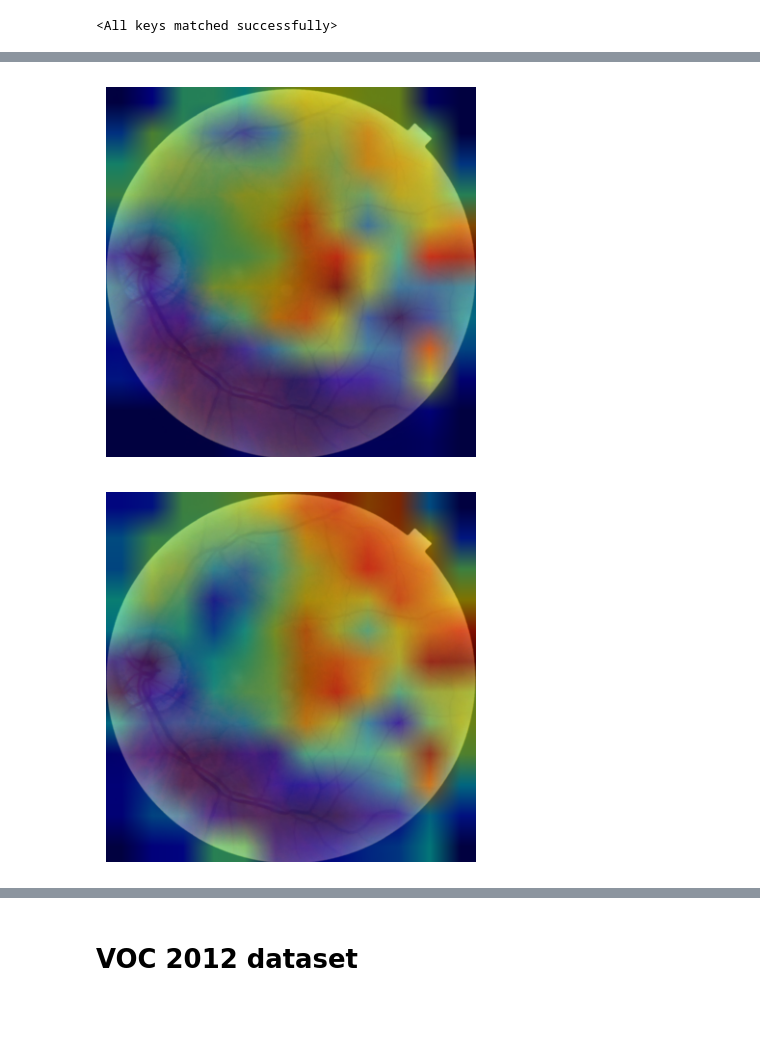
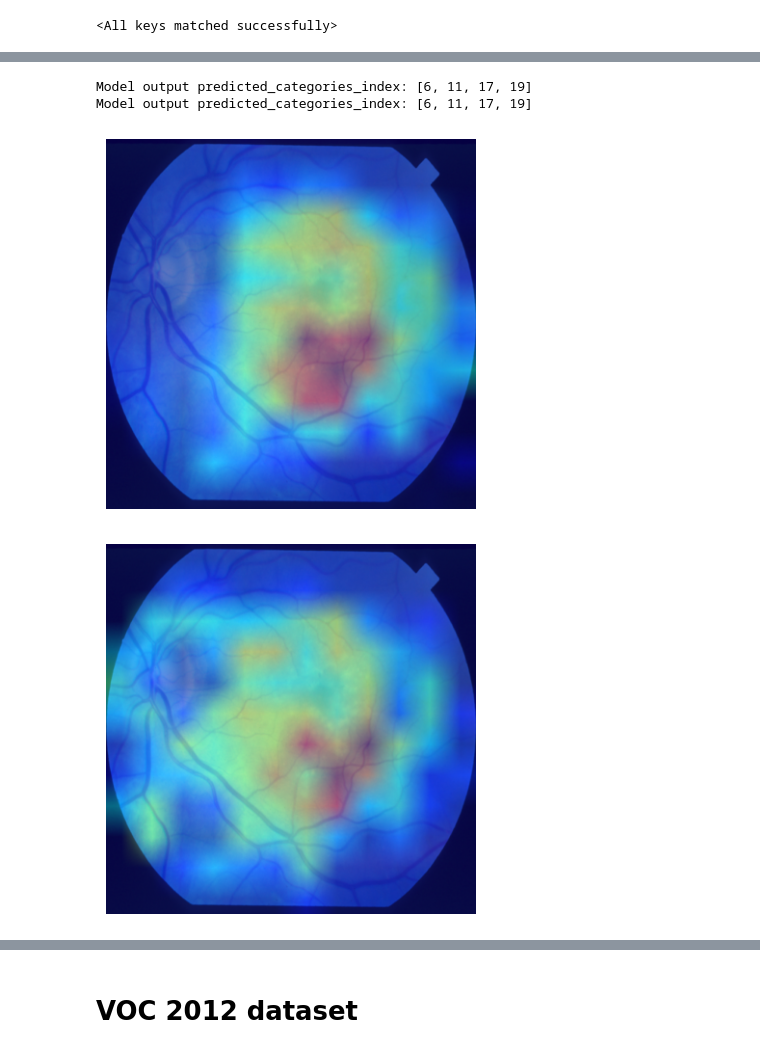
Before and after one commit to stevenlinlinlin/Multilabel-Fundus-Image-Classificaiton, a Jupyter notebook: model_heatmap.ipynb, the cells around one changed output, grey strips where cells are left out. Drawn from its saved outputs; the diff is of its cells as text; code cells hidden in the pictures; blank space fills up the shorter version.

```diff
--- a/model_heatmap.ipynb
+++ b/model_heatmap.ipynb
@@ -43,11 +44,12 @@ class ConvNeXtTransformer_concatGAP(nn.Module):
 
 def load_image(img_path):
     transform = transforms.Compose([
+        transforms.ToPILImage(),
         transforms.Resize((384, 384)),
         transforms.ToTensor(),
         # transforms.Normalize(mean=[0.485, 0.456, 0.406], std=[0.229, 0.224, 0.225]),
     ])
-    img = Image.open(img_path).convert('RGB')
+    img = cv2.imread(img_path)
     return transform(img).unsqueeze(0)
 
 def display_heatmap(original_img, heatmap, alpha=0.5):
@@ -91,11 +93,12 @@ def grad_cam(model, img_tensor, target_layer_key, labels, class_index):
     hook_handle = target_layer.register_full_backward_hook(save_grads_hook)
 
     output = model(img_tensor)
-    # probabilities = F.sigmoid(output)
-    # predictions = probabilities > 0.5
+    probabilities = F.sigmoid(output)
+    predictions = probabilities > 0.5
+    # print(f"Model output: {predictions}")
+    predicted_categories_index = [i for i in range(len(predictions[0])) if predictions[0, i]]
+    print(f"Model output predicted_categories_index: {predicted_categories_index}")
     # categories = ['aeroplane', 'bicycle', 'bird', 'boat', 'bottle', 'bus', 'car', 'cat', 'chair', 'cow', 'diningtable', 'dog', 'horse', 'motorbike', 'person', 'pottedplant', 'sheep', 'sofa', 'train', 'tvmonitor']
-    # predicted_categories = [categories[i] for i in range(len(categories)) if predictions[0, i]]
-    # # print(f"Model output probabilities: {probabilities}")
     # print(f"Predicted categories: {predicted_categories}")
 
     features = model.saved_activations[target_layer_key]
@@ -163,5 +229,5 @@ Name: ID, dtype: object
 # %%
-model_path = './saved_models/myconvnext_2layer_concatGAP_my_remedial_10_sm.pt'
+model_path = './saved_models/myconvnext_2layer_concatGAP_1.pt'
 model = ConvNeXtTransformer_concatGAP(num_classes=20, num_transformer_layers=2)
 model_state_dict = torch.load(model_path)
 model.load_state_dict(model_state_dict)
@@ -184,14 +286,16 @@ display_heatmap(img_tensor.squeeze(0).permute(1, 2, 0), transformer_heatmap)
 # %%
-#### 2 label
-img_tensor = load_image('./data/fundus/MuReD/images/images/1273.png')
-labels = torch.tensor([0,0,1,0,0,0,0,0,0,1,0,0,0,0,0,0,0,0,0,0]).unsqueeze(0).float()
+#### 4 label
+img_tensor = load_image('./data/fundus/MuReD/images/images/im0381.png')
+labels = torch.tensor([0,0,0,0,0,0,1,0,0,0,0,1,0,0,0,0,0,1,0,1]).unsqueeze(0).float()
 
 
-convnext_heatmap = grad_cam(model, img_tensor, 'convnext', labels, 2)
-transformer_heatmap = grad_cam(model, img_tensor, 'transformer', labels, 2)
+convnext_heatmap = grad_cam(model, img_tensor, 'convnext', labels, 6)
+transformer_heatmap = grad_cam(model, img_tensor, 'transformer', labels, 6)
 
 display_heatmap(img_tensor.squeeze(0).permute(1, 2, 0), convnext_heatmap)
 display_heatmap(img_tensor.squeeze(0).permute(1, 2, 0), transformer_heatmap)
 # %% [output]
+Model output predicted_categories_index: [6, 11, 17, 19]
+Model output predicted_categories_index: [6, 11, 17, 19]
-[figure, old version]
+[figure, new version]
-[figure, old version]
+[figure, new version]
```
Also changed, not shown: parts of 19 cells of this notebook.
